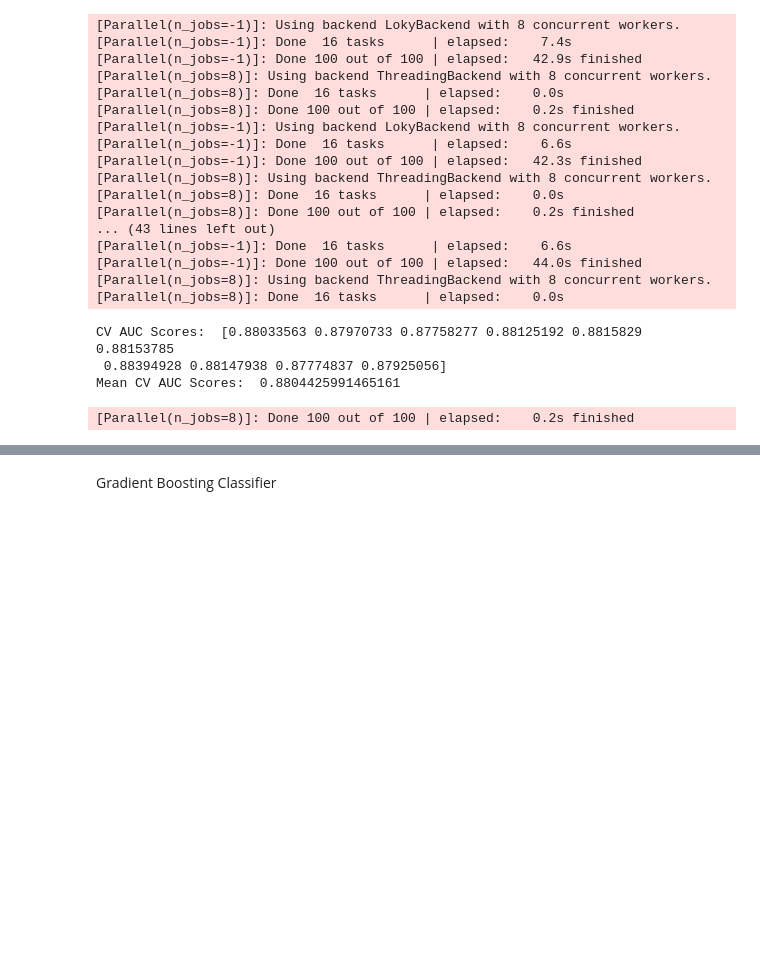
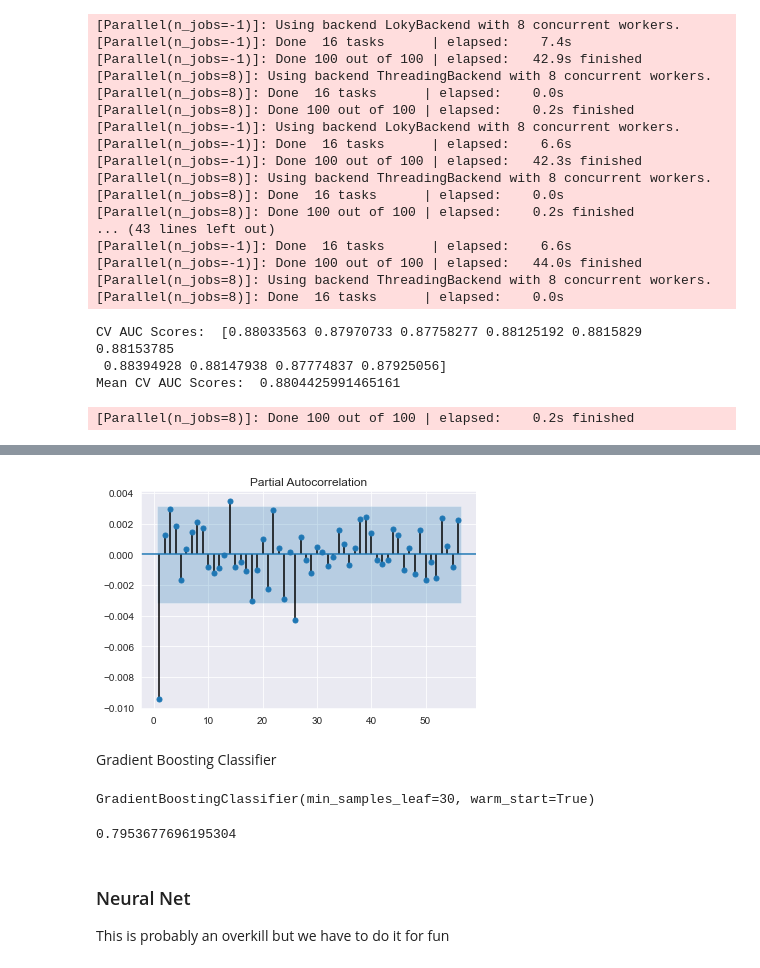
Before and after one commit to horacefung/Main_Projects, a Jupyter notebook: Smart_Watch_Motion_Detection/notebooks/model_training.ipynb, the cells around one changed output, grey strips where cells are left out. Drawn from its saved outputs; the diff is of its cells as text; code cells hidden in the pictures; blank space fills up the shorter version.

```diff
--- a/Smart_Watch_Motion_Detection/notebooks/model_training.ipynb
+++ b/Smart_Watch_Motion_Detection/notebooks/model_training.ipynb
@@ -309,0 +484,5 @@ roc_auc_score(predict, y_test)
+# %%
+# No significant autocorrelations except for a few points
+series = sm.graphics.tsa.plot_pacf(residual_df['is_exercise'], zero = False)
+# %% [output]
+[figure, added]
@@ -310,2 +492,16 @@ roc_auc_score(predict, y_test)
 # %% [markdown]
 Gradient Boosting Classifier
+# %%
+gboost_model = GradientBoostingClassifier(warm_start=True, min_samples_leaf = 30)
+gboost_model.fit(processed_x_train, y_train)
+# %% [output]
+GradientBoostingClassifier(min_samples_leaf=30, warm_start=True)
+# %%
+predict = gboost_model.predict(proccessed_x_test)
+roc_auc_score(predict, y_test)
+# %% [output]
+0.7953677696195304
+# %% [markdown]
+### Neural Net
+
+This is probably an overkill but we have to do it for fun
```
Also changed, not shown: parts of 24 cells of this notebook, 2 other files.
